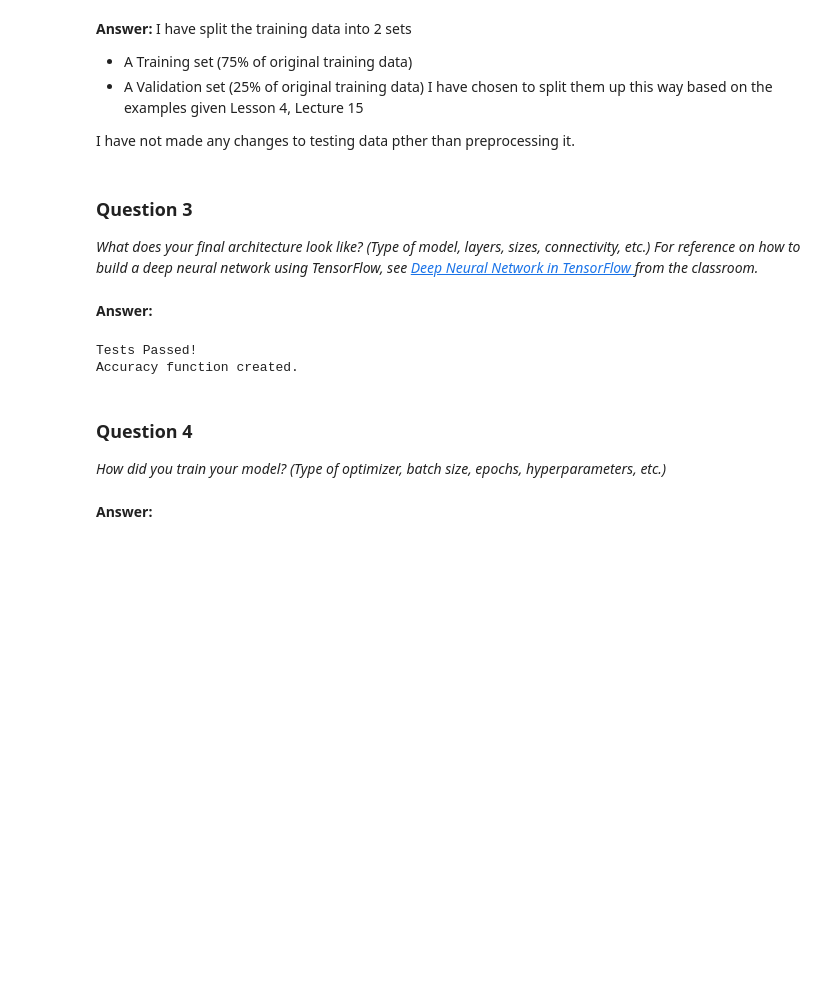
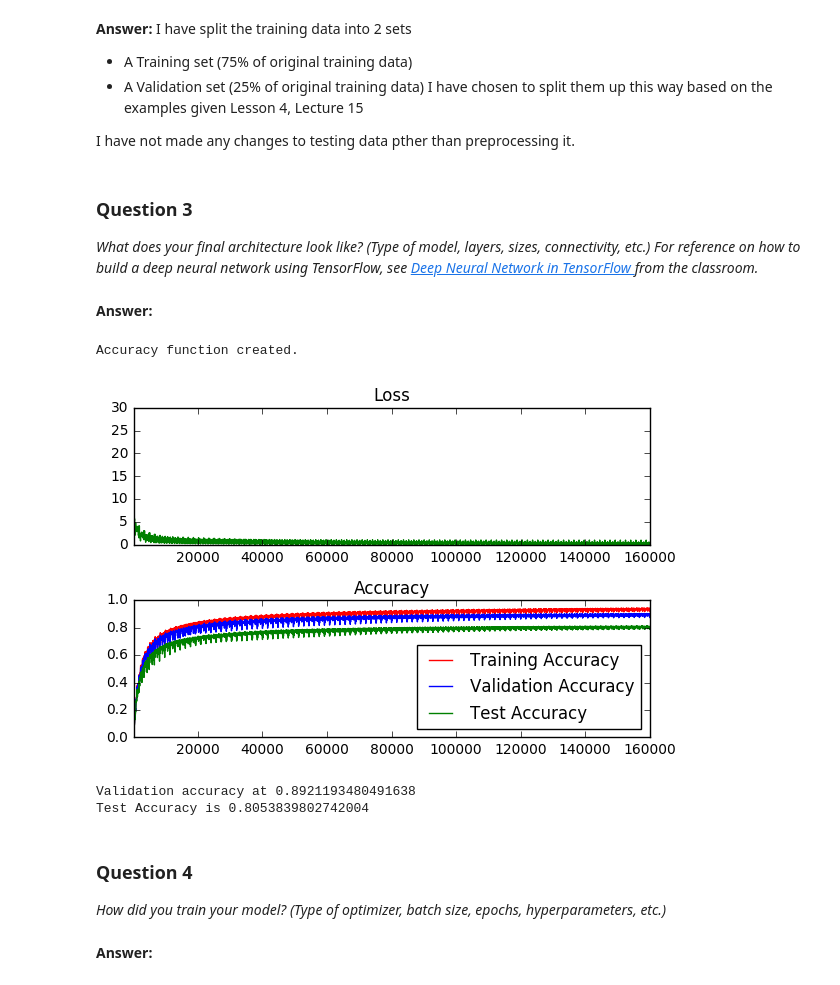
Before and after one commit to anupriyachhabra/traffic-signs, a Jupyter notebook: Traffic_Signs_Recognition.ipynb, the cells around one changed output. Drawn from its saved outputs; the diff is of its cells as text; code cells hidden in the pictures; blank space fills up the shorter version.

Commit message:
89% validation set

```diff
--- a/Traffic_Signs_Recognition.ipynb
+++ b/Traffic_Signs_Recognition.ipynb
@@ -262,18 +262,6 @@ loss = tf.reduce_mean(tf.nn.softmax_cross_entropy_with_logits(logits, labels))
 #initialize
 init = tf.initialize_all_variables()
 
-# Test Cases
-with tf.Session() as session:
-    session.run(init)
-    session.run(loss, feed_dict=train_feed_dict)
-    session.run(loss, feed_dict=valid_feed_dict)
-    session.run(loss, feed_dict=test_feed_dict)
-    biases_data = session.run(biases)
-
-assert not np.count_nonzero(biases_data), 'biases must be zeros'
-
-print('Tests Passed!')
-
 # Determine if the predictions are correct
 is_correct_prediction = tf.equal(tf.argmax(prediction, 1), tf.argmax(labels, 1))
 # Calculate the accuracy of the predictions
@@ -281,14 +269,12 @@ accuracy = tf.reduce_mean(tf.cast(is_correct_prediction, tf.float32))
 
 print('Accuracy function created.')
 
-epochs = 6
+epochs = 100
 batch_size = 20
 learning_rate = 0.2
 
 
-
-### DON'T MODIFY ANYTHING BELOW ###
-# Gradient Descent
+# Optimizer
 optimizer = tf.train.GradientDescentOptimizer(learning_rate).minimize(loss)
 
 # The accuracy measured against the validation set
@@ -300,6 +286,7 @@ batches = []
 loss_batch = []
 train_acc_batch = []
 valid_acc_batch = []
+test_acc_batch = []
 
 with tf.Session() as session:
     session.run(init)
@@ -327,38 +314,43 @@ with tf.Session() as session:
                 # Calculate Training and Validation accuracy
                 training_accuracy = session.run(accuracy, feed_dict=train_feed_dict)
                 validation_accuracy = session.run(accuracy, feed_dict=valid_feed_dict)
+                test_accuracy = session.run(accuracy, feed_dict=test_feed_dict)
 
                 # Log batches
                 previous_batch = batches[-1] if batches else 0
                 batches.append(log_batch_step + previous_batch)
                 loss_batch.append(l)
                 train_acc_batch.append(training_accuracy)
                 valid_acc_batch.append(validation_accuracy)
+                test_acc_batch.append(test_accuracy)
 
         # Check accuracy against Validation data
         validation_accuracy = session.run(accuracy, feed_dict=valid_feed_dict)
         # Check accuracy against Test data
         test_accuracy = session.run(accuracy, feed_dict=test_feed_dict)
 
 loss_plot = plt.subplot(211)
 loss_plot.set_title('Loss')
 loss_plot.plot(batches, loss_batch, 'g')
 loss_plot.set_xlim([batches[0], batches[-1]])
 acc_plot = plt.subplot(212)
 acc_plot.set_title('Accuracy')
 acc_plot.plot(batches, train_acc_batch, 'r', label='Training Accuracy')
 acc_plot.plot(batches, valid_acc_batch, 'b', label='Validation Accuracy')
+acc_plot.plot(batches, test_acc_batch, 'g', label='Test Accuracy')
 acc_plot.set_ylim([0, 1.0])
 acc_plot.set_xlim([batches[0], batches[-1]])
 acc_plot.legend(loc=4)
 plt.tight_layout()
 plt.show()
 
 print('Validation accuracy at {}'.format(validation_accuracy))
 print('Test Accuracy is {}'.format(test_accuracy))
 # %% [output]
-Tests Passed!
 Accuracy function created.
+[figure, added]
+Validation accuracy at 0.8921193480491638
+Test Accuracy is 0.8053839802742004
 # %% [markdown]
 ### Question 4
 
```
